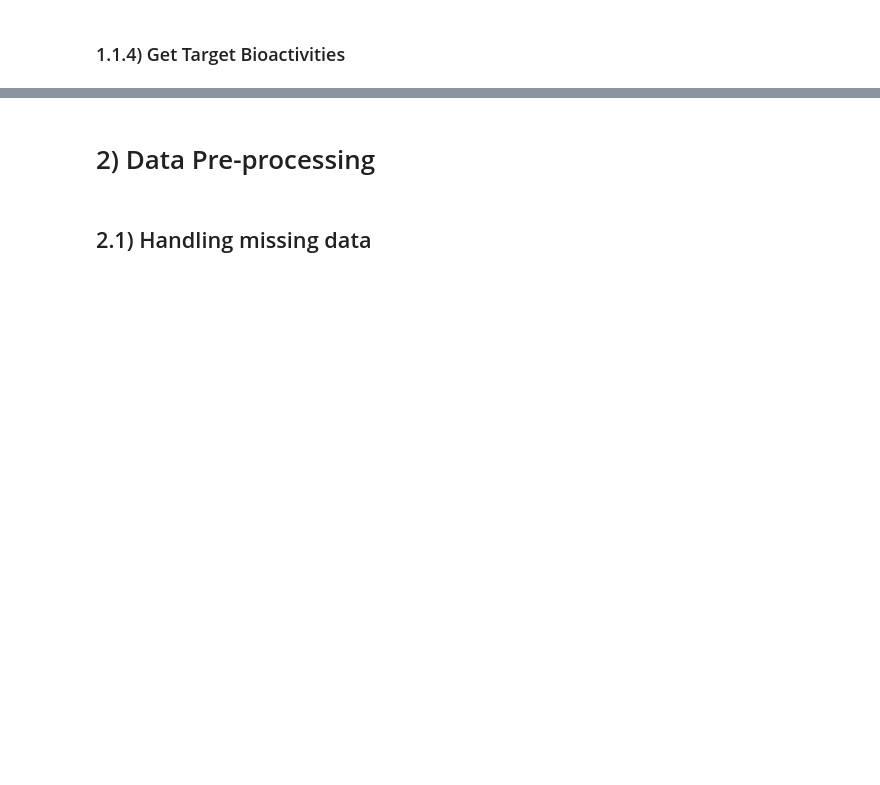
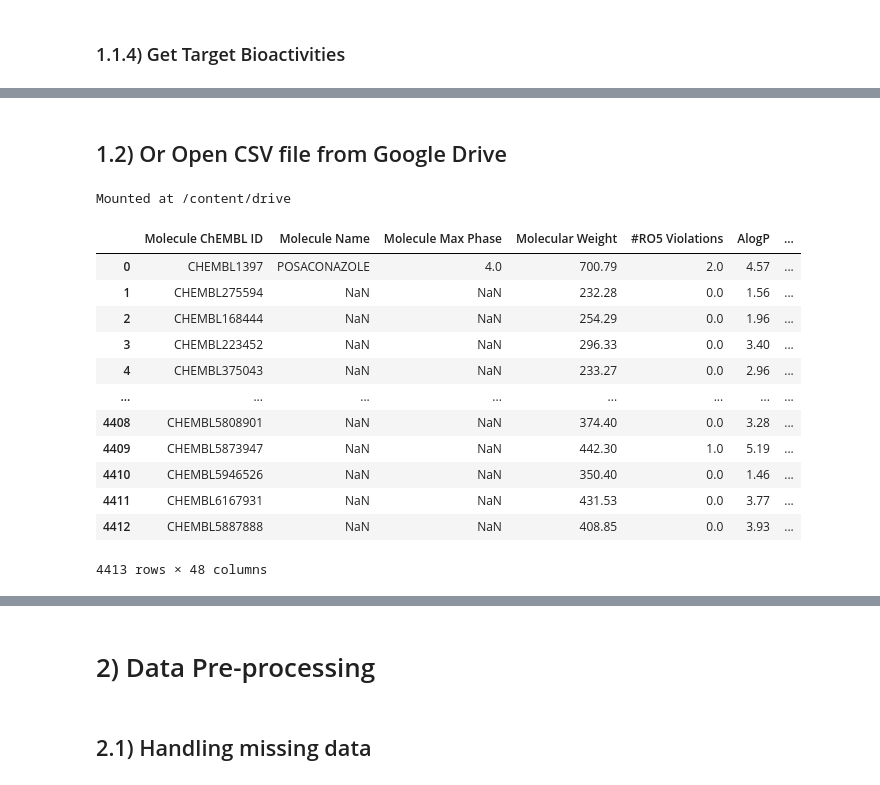
Before and after one commit to ENSB-Projects/ML-Workshop-QSAR, a Jupyter notebook: ML_Worshop_QSAR.ipynb, the cells around one changed output, grey strips where cells are left out. Cells and saved outputs as stored; diff of their text form; code cells hidden in the pictures; blank space fills up the shorter version.

```diff
--- a/ML_Worshop_QSAR.ipynb
+++ b/ML_Worshop_QSAR.ipynb
@@ -36,0 +78,24 @@ data
+# %% [markdown]
+## 1.2) Or Open CSV file from Google Drive
+# %%
+from google.colab import  drive
+drive.mount('/content/drive')
+# %% [output]
+Mounted at /content/drive
+# %%
+data = pd.read_csv('/content/drive/MyDrive/Data.csv', sep =';')
+data
+# %% [output]
+|  | Molecule ChEMBL ID | Molecule Name | Molecule Max Phase | Molecular Weight | #RO5 Violations | AlogP | ... |
+| 0 | CHEMBL1397 | POSACONAZOLE | 4.0 | 700.79 | 2.0 | 4.57 | ... |
+| 1 | CHEMBL275594 | NaN | NaN | 232.28 | 0.0 | 1.56 | ... |
+| 2 | CHEMBL168444 | NaN | NaN | 254.29 | 0.0 | 1.96 | ... |
+| 3 | CHEMBL223452 | NaN | NaN | 296.33 | 0.0 | 3.40 | ... |
+| 4 | CHEMBL375043 | NaN | NaN | 233.27 | 0.0 | 2.96 | ... |
+| ... | ... | ... | ... | ... | ... | ... | ... |
+| 4408 | CHEMBL5808901 | NaN | NaN | 374.40 | 0.0 | 3.28 | ... |
+| 4409 | CHEMBL5873947 | NaN | NaN | 442.30 | 1.0 | 5.19 | ... |
+| 4410 | CHEMBL5946526 | NaN | NaN | 350.40 | 0.0 | 1.46 | ... |
+| 4411 | CHEMBL6167931 | NaN | NaN | 431.53 | 0.0 | 3.77 | ... |
+| 4412 | CHEMBL5887888 | NaN | NaN | 408.85 | 0.0 | 3.93 | ... |
+4413 rows × 48 columns
```
Also changed, not shown: parts of 22 cells of this notebook.
